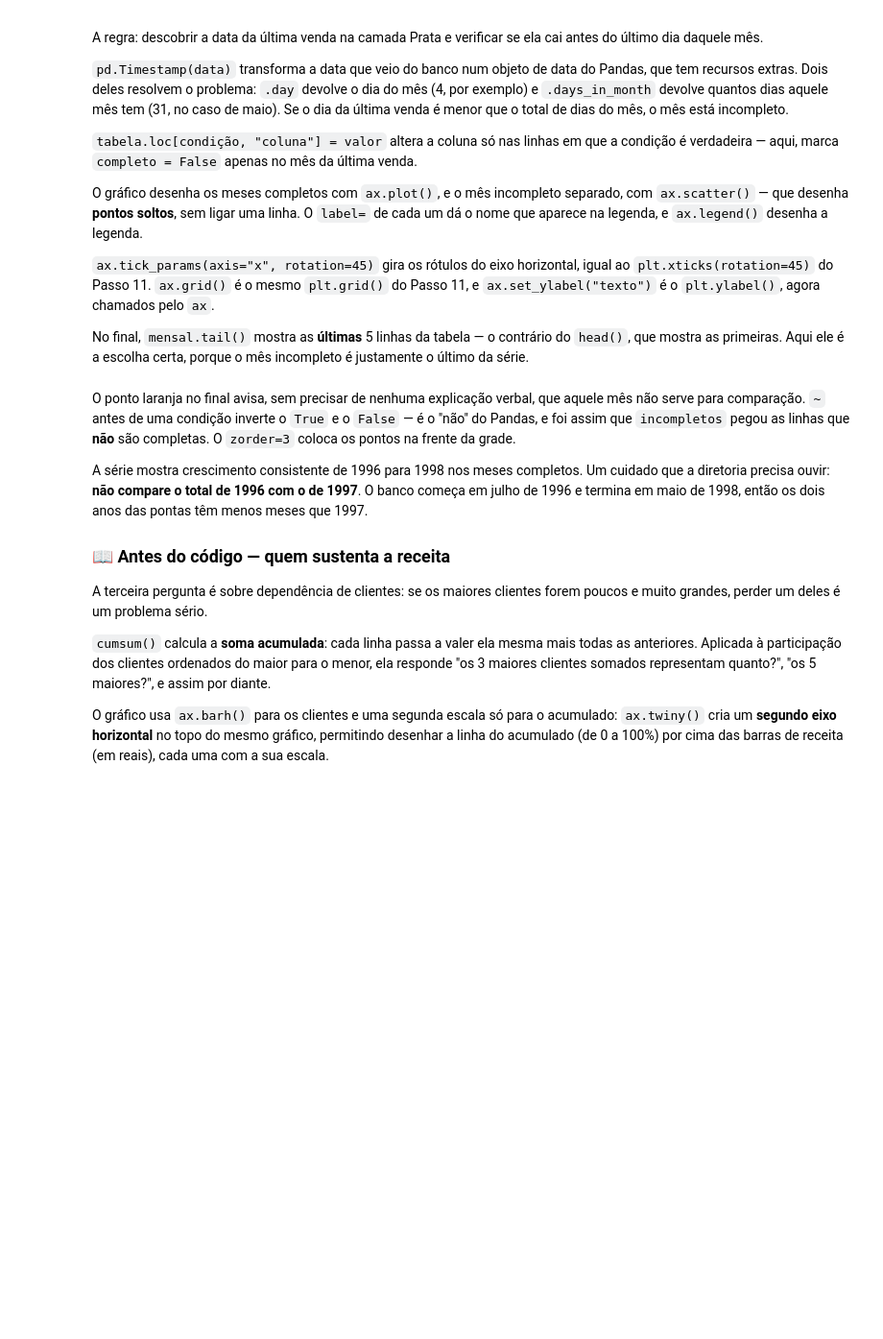
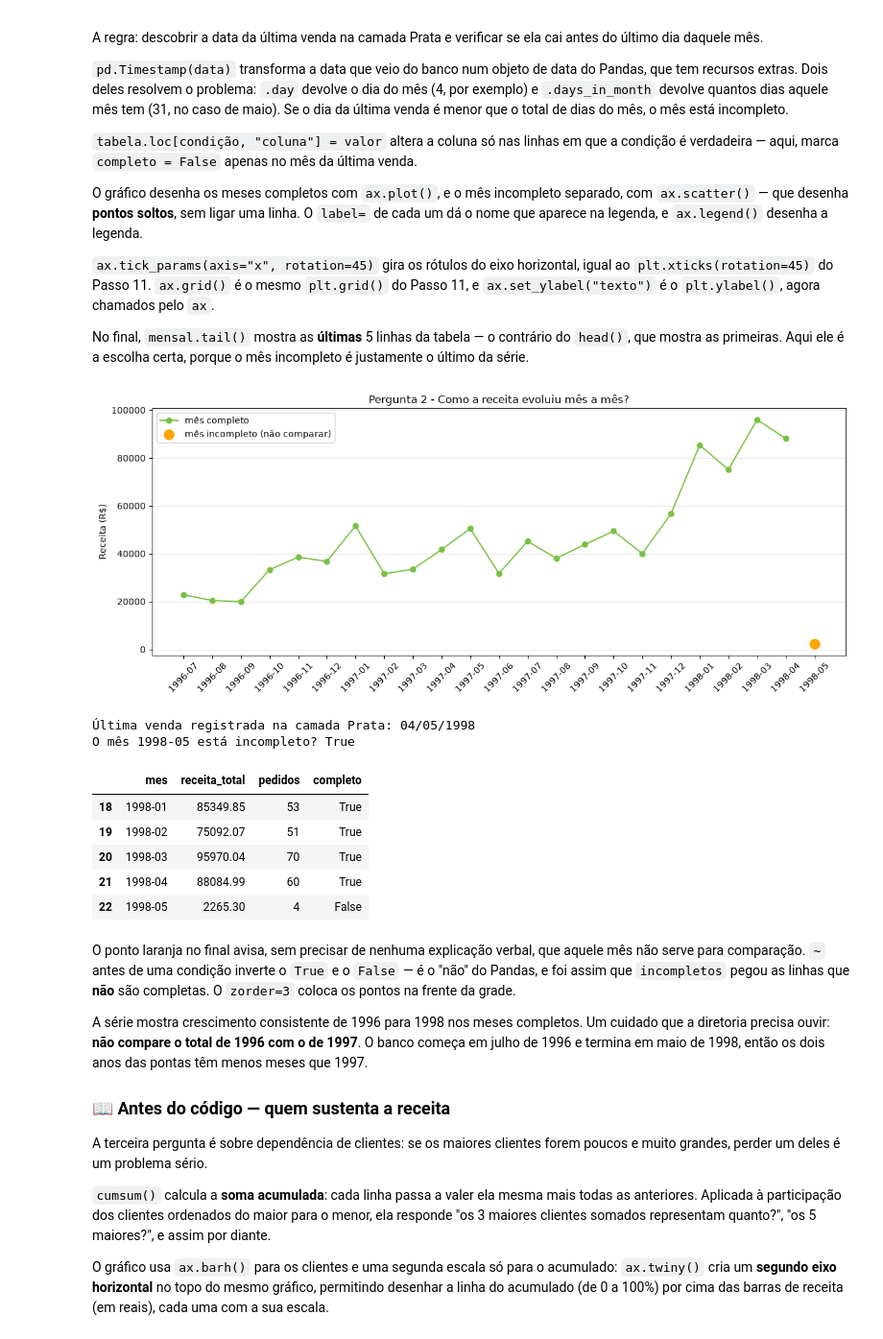
Before and after one commit to laisalegri/turma05-analise-de-dados-com-python, a Jupyter notebook: 12_/notebook_colab_aluno.ipynb, the cells around one changed output. Shown at 96% size. Drawn from its saved outputs; the diff is of its cells as text; code cells hidden in the pictures; blank space fills up the shorter version.

```diff
--- a/12_/notebook_colab_aluno.ipynb
+++ b/12_/notebook_colab_aluno.ipynb
@@ -3398,7 +4283,8 @@ conexao = psycopg2.connect(
     host="localhost",
     dbname="northwind",
     user="postgres",
-    password="SUA_SENHA_AQUI",
+    password="admin",
+    port=5433,
 )
 
 mensal = pd.read_sql("SELECT * FROM analytics.ouro_receita_mensal ORDER BY mes", conexao)
@@ -3406,33 +4292,43 @@ ultima_venda = pd.read_sql(
     "SELECT MAX(data_pedido) AS ultima FROM analytics.prata_vendas", conexao
 )["ultima"][0]
 ultima_venda = pd.Timestamp(ultima_venda)
 mes_da_ultima_venda = ultima_venda.strftime("%Y-%m")
 mes_esta_incompleto = ultima_venda.day < ultima_venda.days_in_month
 
 conexao.close()
 
 mensal["completo"] = True
 if mes_esta_incompleto:
     mensal.loc[mensal["mes"] == mes_da_ultima_venda, "completo"] = False
 
 completos = mensal[mensal["completo"]]
 incompletos = mensal[~mensal["completo"]]
 
 fig, ax = plt.subplots(figsize=(12, 5))
 ax.plot(completos["mes"], completos["receita_total"], marker="o", color="#78C043", label="mês completo")
 ax.scatter(incompletos["mes"], incompletos["receita_total"], color="orange", s=120, zorder=3,
            label="mês incompleto (não comparar)")
 ax.set_title("Pergunta 2 - Como a receita evoluiu mês a mês?")
 ax.set_ylabel("Receita (R$)")
 ax.tick_params(axis="x", rotation=45)
 ax.grid(axis="y", alpha=0.3)
 ax.legend()
 fig.tight_layout()
 plt.show()
 
 print("Última venda registrada na camada Prata:", ultima_venda.strftime("%d/%m/%Y"))
 print("O mês", mes_da_ultima_venda, "está incompleto?", mes_esta_incompleto)
 display(mensal.tail())
+# %% [output]
+[figure, added]
+Última venda registrada na camada Prata: 04/05/1998
+O mês 1998-05 está incompleto? True
+|  | mes | receita_total | pedidos | completo |
+| 18 | 1998-01 | 85349.85 | 53 | True |
+| 19 | 1998-02 | 75092.07 | 51 | True |
+| 20 | 1998-03 | 95970.04 | 70 | True |
+| 21 | 1998-04 | 88084.99 | 60 | True |
+| 22 | 1998-05 | 2265.30 | 4 | False |
 # %% [markdown]
 O ponto laranja no final avisa, sem precisar de nenhuma explicação verbal, que aquele mês não serve para comparação. `~` antes de uma condição inverte o `True` e o `False` — é o "não" do Pandas, e foi assim que `incompletos` pegou as linhas que **não** são completas. O `zorder=3` coloca os pontos na frente da grade.
 
```
Also changed, not shown: parts of 52 cells of this notebook, 10 other files.
